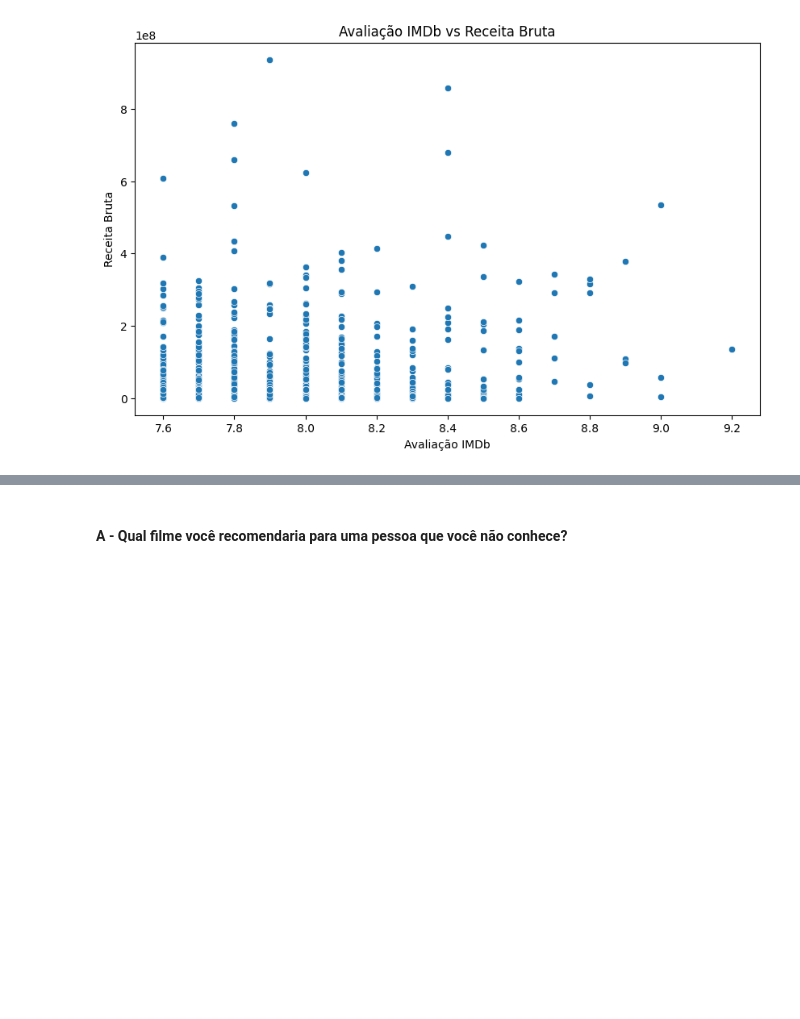
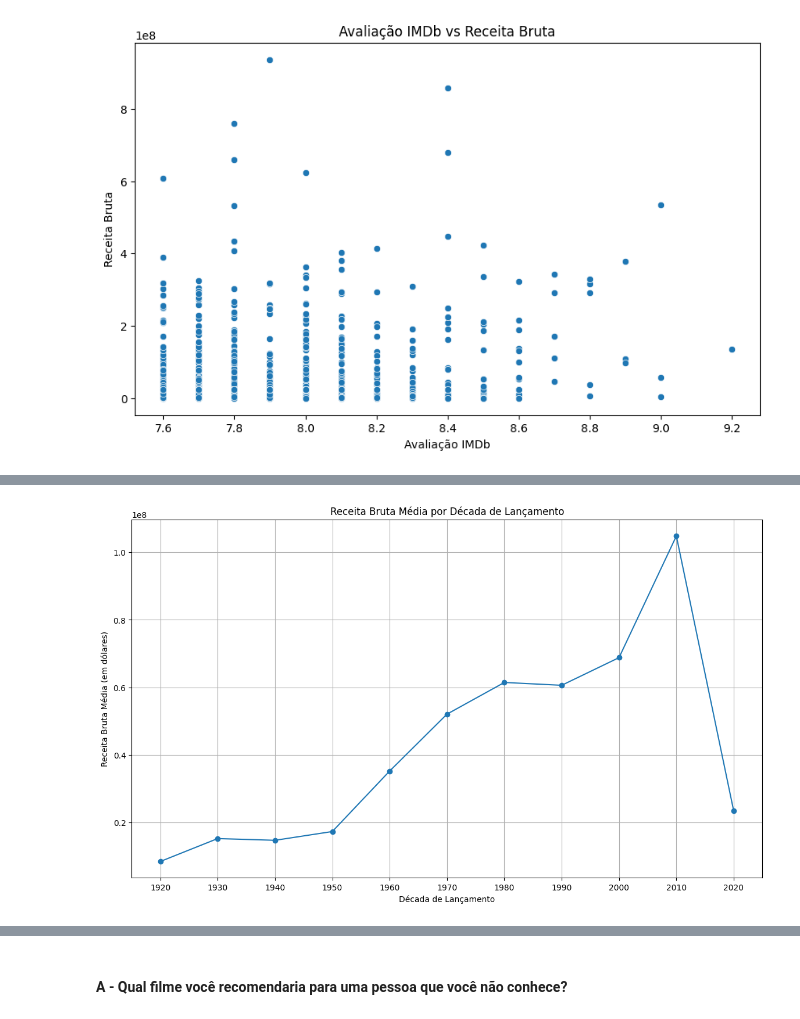
Before and after one commit to Ruann-01/LH_CD_RUANN_CAMPOS_DE_CASTRO_FARRAPO, a Jupyter notebook: Notebook_EDA.ipynb, the cells around one changed output, grey strips where cells are left out. Cells and saved outputs as stored; diff of their text form; code cells hidden in the pictures; blank space fills up the shorter version.

```diff
--- a/Notebook_EDA.ipynb
+++ b/Notebook_EDA.ipynb
@@ -232,0 +254,18 @@ Podemos perceber que, filmes com as melhores avaliações, em sua maioria, não
+# %%
+# Calcular a receita bruta média por ano de lançamento
+avg_gross_per_year = df.groupby('Released_Year')['Gross'].mean()
+
+# Agrupar os dados por década
+avg_gross_per_decade = avg_gross_per_year.groupby((avg_gross_per_year.index // 10) * 10).mean()
+
+# Criar o gráfico de linha
+plt.figure(figsize=(14, 8))
+plt.plot(avg_gross_per_decade.index, avg_gross_per_decade.values, marker='o')
+plt.title('Receita Bruta Média por Década de Lançamento')
+plt.xlabel('Década de Lançamento')
+plt.ylabel('Receita Bruta Média (em dólares)')
+plt.grid(True)
+plt.xticks(avg_gross_per_decade.index)  # Definir as décadas como rótulos do eixo x
+plt.show()
+# %% [output]
+[figure, added]
```
Also changed, not shown: parts of 23 cells of this notebook, 1 other file.
